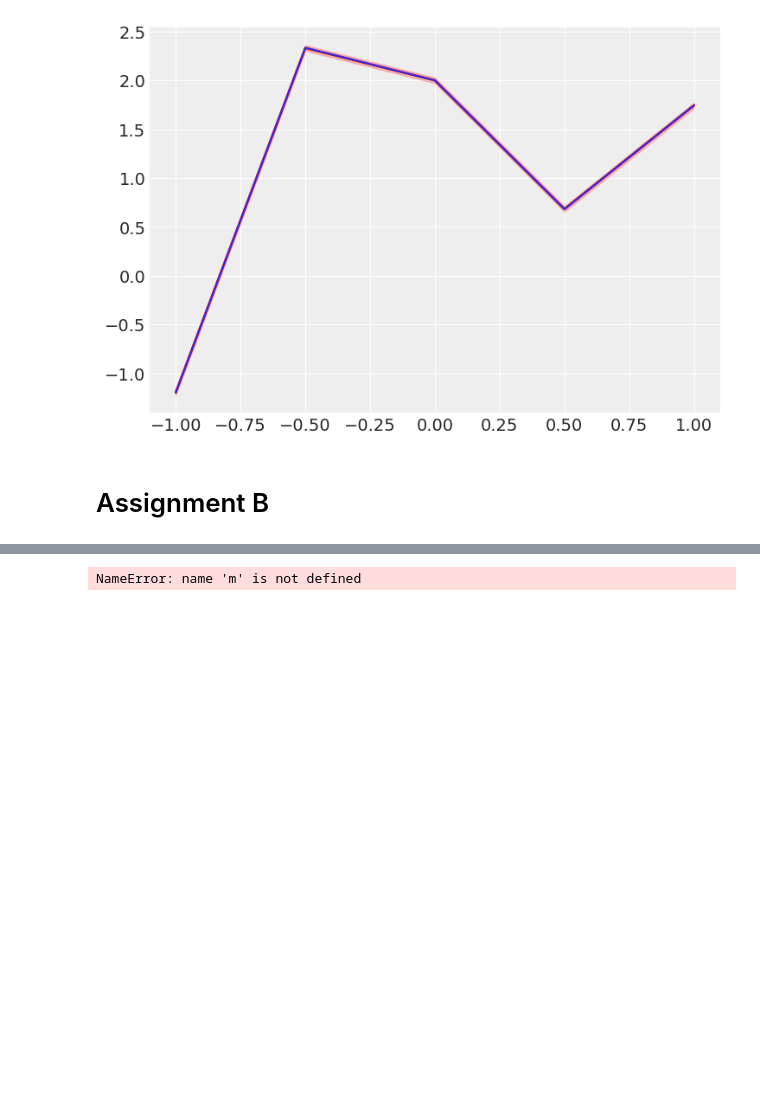
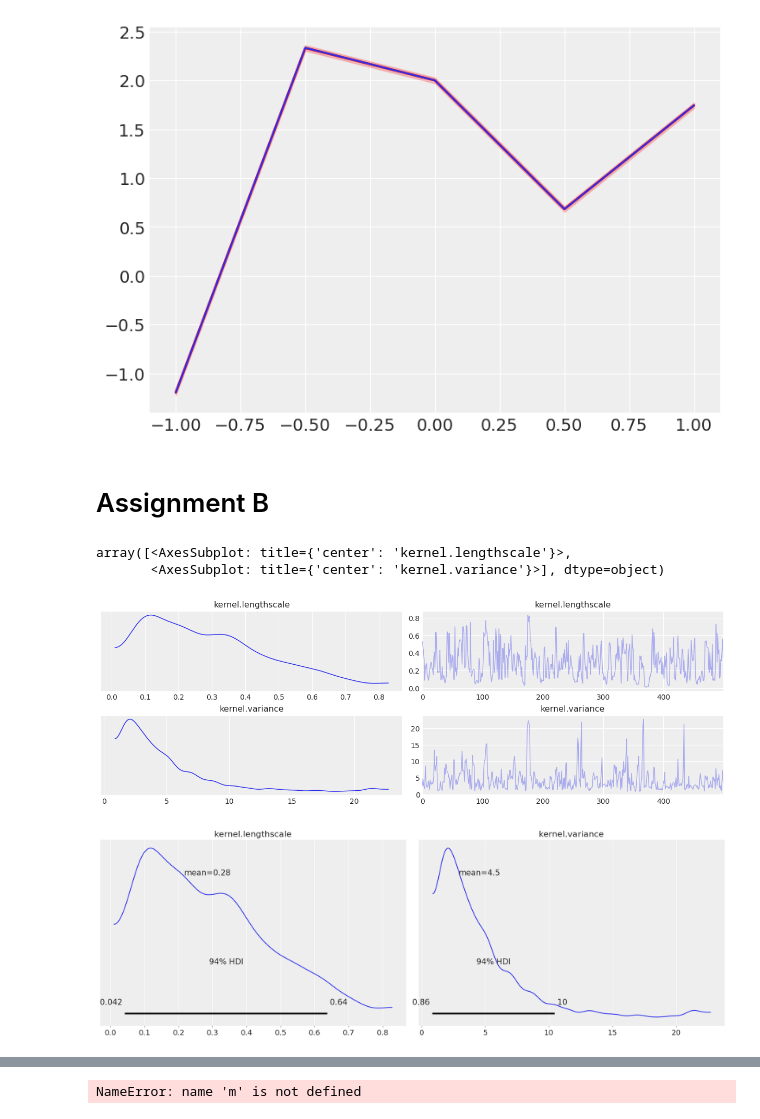
Before and after one commit to jsr-p/pmldiku-exam-paper, a Jupyter notebook: code/notebooks/B/assignment-B.ipynb, the cells around one changed output, grey strips where cells are left out. Drawn from its saved outputs; the diff is of its cells as text; code cells hidden in the pictures; blank space fills up the shorter version.

```diff
--- a/code/notebooks/B/assignment-B.ipynb
+++ b/code/notebooks/B/assignment-B.ipynb
@@ -73,4 +78,31 @@ tensor([0.0142, 0.0142, 0.0142, 0.0142, 0.0142])
 [figure]
 # %% [markdown]
 # Assignment B
+# %%
+# trying with MCMCM
+pyro.clear_param_store()
+
+kernel = gp.kernels.RBF(
+    input_dim=1, variance=torch.tensor(5.0), lengthscale=torch.tensor(10.0)
+)
+gpr = gp.models.GPRegression(torch.tensor(x), torch.tensor(y), kernel, noise=torch.tensor(10.0**(-2)))
+
+# note that our priors have support on the positive reals
+gpr.kernel.lengthscale = pyro.nn.PyroSample(dist.LogNormal(-1.0, 1.0))
+gpr.kernel.variance = pyro.nn.PyroSample(dist.LogNormal(0.0, 2.0))
+
+nuts_kernel = NUTS(gpr.model)
+mcmc = MCMC(nuts_kernel, num_samples=500)
+mcmc.run()
+
+posterior_ls = mcmc.get_samples()["kernel.lengthscale"]
+posterior_var = mcmc.get_samples()['kernel.variance']
+
+az.plot_trace(mcmc.get_samples(),compact=False)
+az.plot_posterior(mcmc.get_samples())
+# %% [output]
+array([<AxesSubplot: title={'center': 'kernel.lengthscale'}>,
+       <AxesSubplot: title={'center': 'kernel.variance'}>], dtype=object)
+[figure, added]
+[figure, added]
 # %%
```
Also changed, not shown: parts of 12 cells of this notebook.
